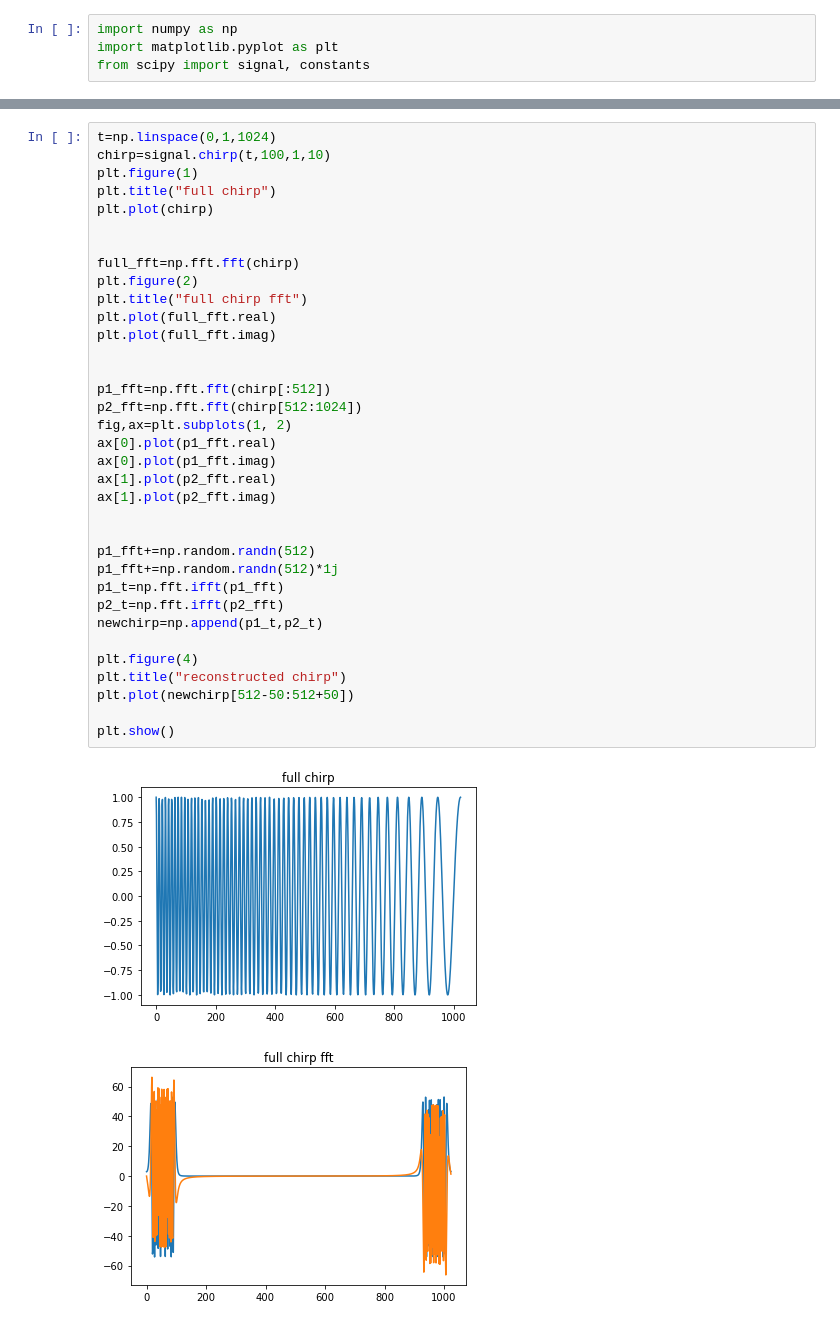
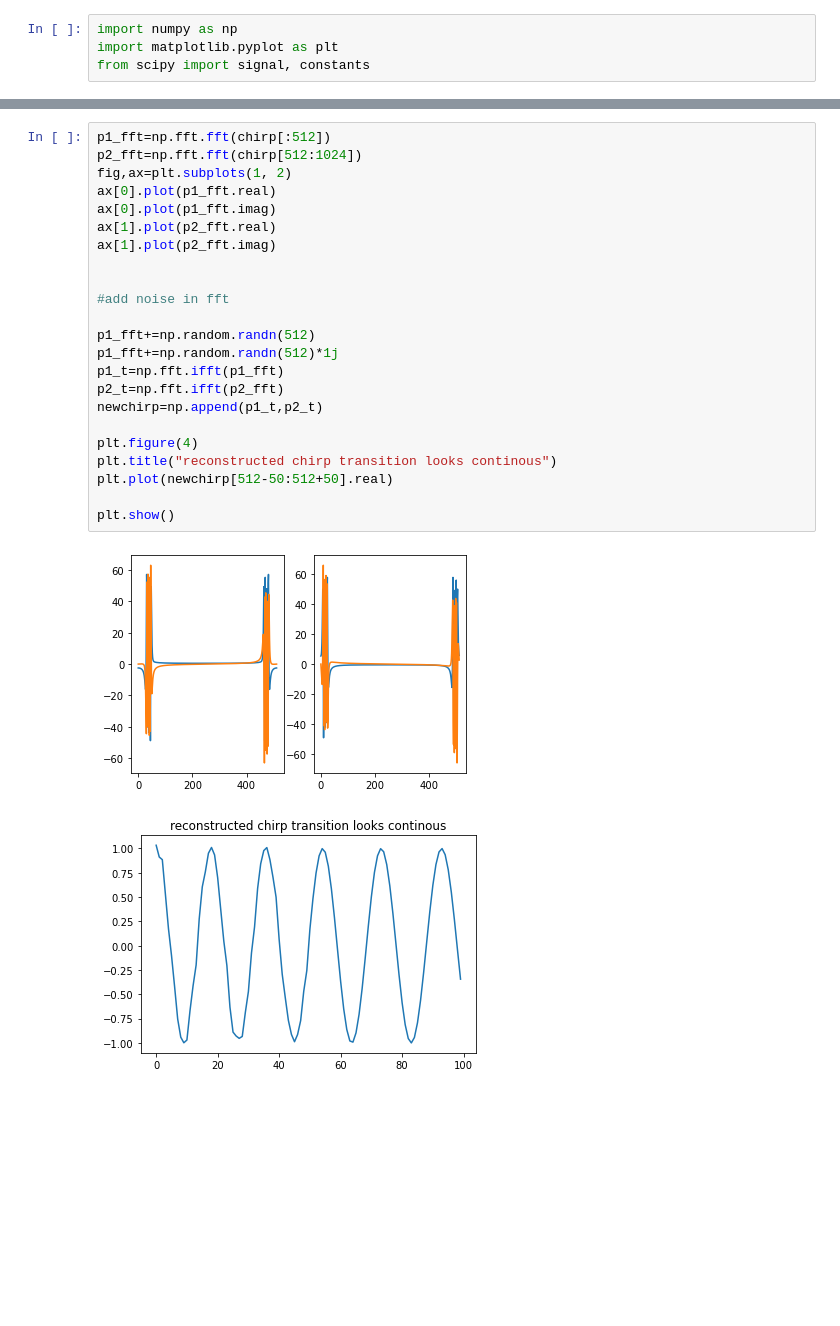
Before and after one commit to nkrackow/STFT_Prototyping, a Jupyter notebook: Notebooks/chirp_fft.ipynb, the cells around one changed output, grey strips where cells are left out. Drawn from its saved outputs; the diff is of its cells as text; blank space fills up the shorter version.

```diff
--- a/Notebooks/chirp_fft.ipynb
+++ b/Notebooks/chirp_fft.ipynb
@@ -5,38 +23,26 @@ from scipy import signal, constants
 # %%
-t=np.linspace(0,1,1024)
-chirp=signal.chirp(t,100,1,10)
-plt.figure(1)
-plt.title("full chirp")
-plt.plot(chirp)
-
-
-full_fft=np.fft.fft(chirp)
-plt.figure(2)
-plt.title("full chirp fft")
-plt.plot(full_fft.real)
-plt.plot(full_fft.imag)
-
-
 p1_fft=np.fft.fft(chirp[:512])
 p2_fft=np.fft.fft(chirp[512:1024])
 fig,ax=plt.subplots(1, 2)
 ax[0].plot(p1_fft.real)
 ax[0].plot(p1_fft.imag)
 ax[1].plot(p2_fft.real)
 ax[1].plot(p2_fft.imag)
 
 
+#add noise in fft
+
 p1_fft+=np.random.randn(512)
 p1_fft+=np.random.randn(512)*1j
 p1_t=np.fft.ifft(p1_fft)
 p2_t=np.fft.ifft(p2_fft)
 newchirp=np.append(p1_t,p2_t)
 
 plt.figure(4)
-plt.title("reconstructed chirp")
-plt.plot(newchirp[512-50:512+50])
+plt.title("reconstructed chirp transition looks continous")
+plt.plot(newchirp[512-50:512+50].real)
 
 plt.show()
 # %% [output]
-[figure, old version]
+[figure, new version]
-[figure, old version]
+[figure, new version]
```
Also changed, not shown: parts of 2 cells of this notebook, 1 other file.
